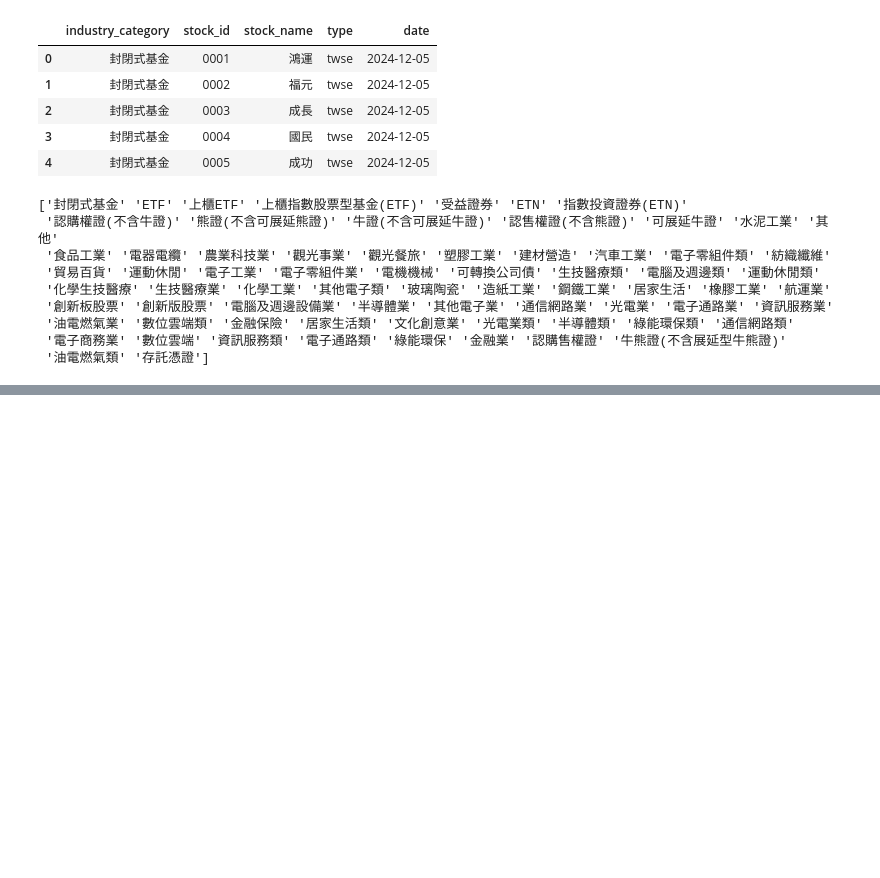
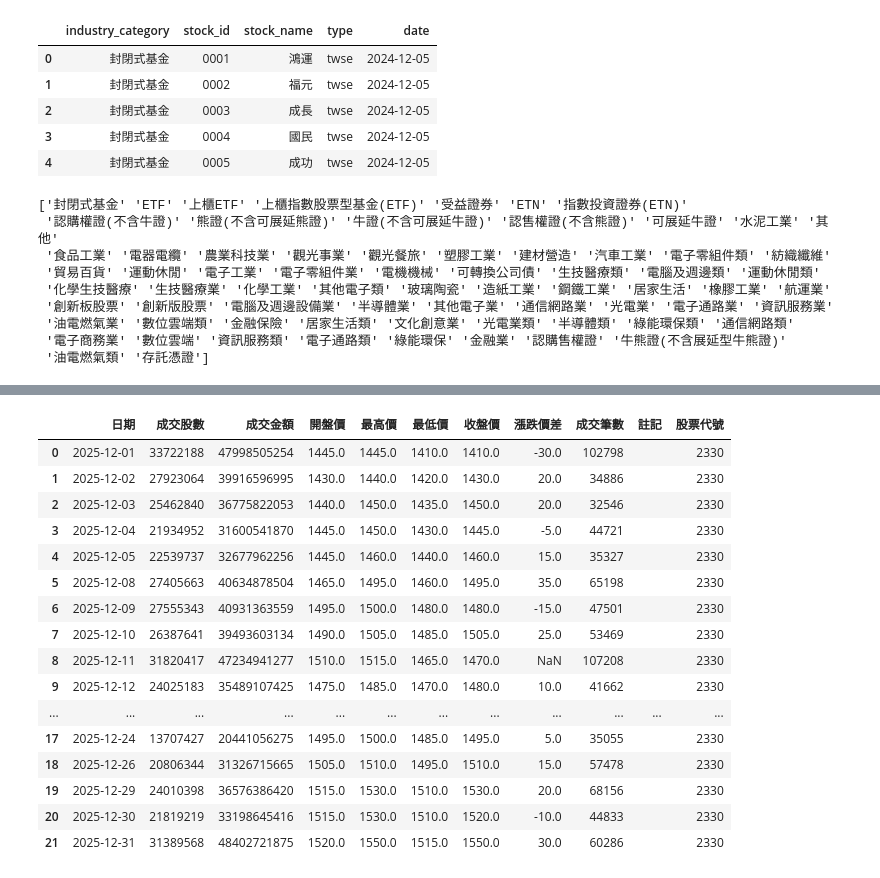
Before and after one commit to Chu-c-git/Automated_Trading_System, a Jupyter notebook: backend/data_preprocess/test_function.ipynb, the cells around one changed output, grey strips where cells are left out. Saved outputs shown, nothing was run; the diff lists cells and outputs as text; code cells hidden in the pictures; blank space fills up the shorter version.

Commit message:
add_fetch_daily_history_stock_price

```diff
--- a/backend/data_preprocess/test_function.ipynb
+++ b/backend/data_preprocess/test_function.ipynb
@@ -87,0 +212,20 @@ df.to_sql(name='stock_info', con=PG_URI, if_exists='replace', index=False)
+# %%
+Get_Stock_Daily_Information('2330', '20251201')
+# %% [output]
+|  | 日期 | 成交股數 | 成交金額 | 開盤價 | 最高價 | 最低價 | 收盤價 | 漲跌價差 | 成交筆數 | 註記 | 股票代號 |
+| 0 | 2025-12-01 | 33722188 | 47998505254 | 1445.0 | 1445.0 | 1410.0 | 1410.0 | -30.0 | 102798 |  | 2330 |
+| 1 | 2025-12-02 | 27923064 | 39916596995 | 1430.0 | 1440.0 | 1420.0 | 1430.0 | 20.0 | 34886 |  | 2330 |
+| 2 | 2025-12-03 | 25462840 | 36775822053 | 1440.0 | 1450.0 | 1435.0 | 1450.0 | 20.0 | 32546 |  | 2330 |
+| 3 | 2025-12-04 | 21934952 | 31600541870 | 1445.0 | 1450.0 | 1430.0 | 1445.0 | -5.0 | 44721 |  | 2330 |
+| 4 | 2025-12-05 | 22539737 | 32677962256 | 1445.0 | 1460.0 | 1440.0 | 1460.0 | 15.0 | 35327 |  | 2330 |
+| 5 | 2025-12-08 | 27405663 | 40634878504 | 1465.0 | 1495.0 | 1460.0 | 1495.0 | 35.0 | 65198 |  | 2330 |
+| 6 | 2025-12-09 | 27555343 | 40931363559 | 1495.0 | 1500.0 | 1480.0 | 1480.0 | -15.0 | 47501 |  | 2330 |
+| 7 | 2025-12-10 | 26387641 | 39493603134 | 1490.0 | 1505.0 | 1485.0 | 1505.0 | 25.0 | 53469 |  | 2330 |
+| 8 | 2025-12-11 | 31820417 | 47234941277 | 1510.0 | 1515.0 | 1465.0 | 1470.0 | NaN | 107208 |  | 2330 |
+| 9 | 2025-12-12 | 24025183 | 35489107425 | 1475.0 | 1485.0 | 1470.0 | 1480.0 | 10.0 | 41662 |  | 2330 |
+| ... | ... | ... | ... | ... | ... | ... | ... | ... | ... | ... | ... |
+| 17 | 2025-12-24 | 13707427 | 20441056275 | 1495.0 | 1500.0 | 1485.0 | 1495.0 | 5.0 | 35055 |  | 2330 |
+| 18 | 2025-12-26 | 20806344 | 31326715665 | 1505.0 | 1510.0 | 1495.0 | 1510.0 | 15.0 | 57478 |  | 2330 |
+| 19 | 2025-12-29 | 24010398 | 36576386420 | 1515.0 | 1530.0 | 1510.0 | 1530.0 | 20.0 | 68156 |  | 2330 |
+| 20 | 2025-12-30 | 21819219 | 33198645416 | 1515.0 | 1530.0 | 1510.0 | 1520.0 | -10.0 | 44833 |  | 2330 |
+| 21 | 2025-12-31 | 31389568 | 48402721875 | 1520.0 | 1550.0 | 1515.0 | 1550.0 | 30.0 | 60286 |  | 2330 |
```
Also changed, not shown: parts of 15 cells of this notebook, 3 other files.
